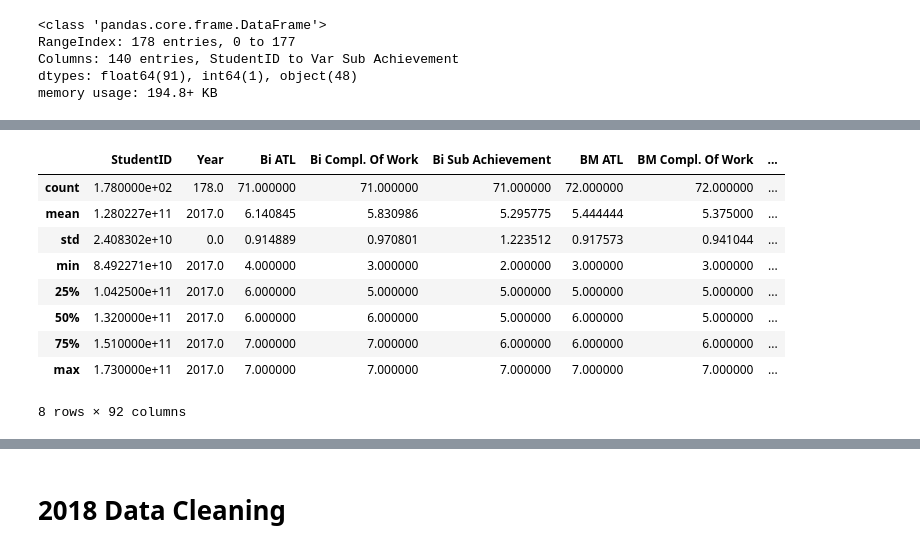
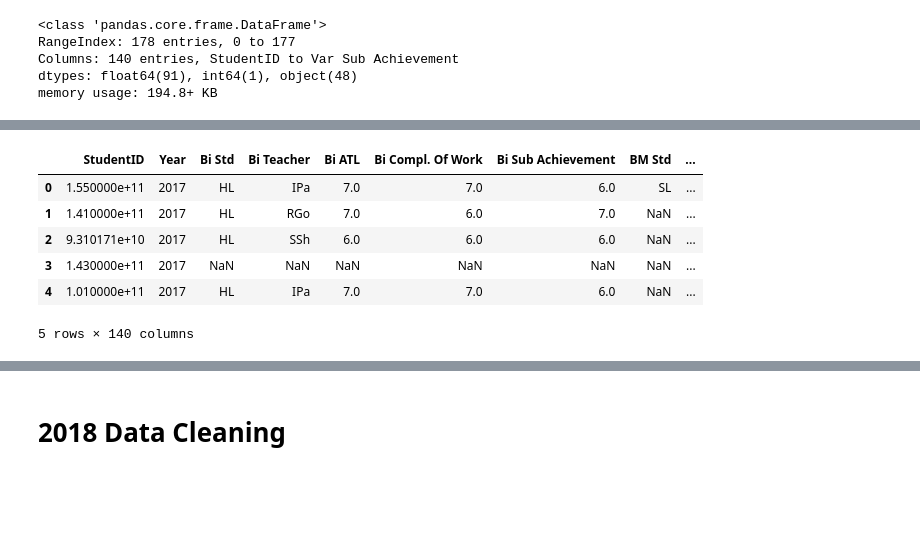
Before and after one commit to siti-alawiyah/ibresultprediction, a Jupyter notebook: Exploratory_Data_Analysis_1.0.ipynb, the cells around one changed output, grey strips where cells are left out. Saved outputs shown, nothing was run; the diff lists cells and outputs as text; code cells hidden in the pictures; blank space fills up the shorter version.

```diff
--- a/Exploratory_Data_Analysis_1.0.ipynb
+++ b/Exploratory_Data_Analysis_1.0.ipynb
@@ -210,13 +327,10 @@ msno.bar(df17)
 # %%
-df17.describe()
+df17.head()
 # %% [output]
-|  | StudentID | Year | Bi ATL | Bi Compl. Of Work | Bi Sub Achievement | BM ATL | BM Compl. Of Work | ... |
-| count | 1.780000e+02 | 178.0 | 71.000000 | 71.000000 | 71.000000 | 72.000000 | 72.000000 | ... |
-| mean | 1.280227e+11 | 2017.0 | 6.140845 | 5.830986 | 5.295775 | 5.444444 | 5.375000 | ... |
-| std | 2.408302e+10 | 0.0 | 0.914889 | 0.970801 | 1.223512 | 0.917573 | 0.941044 | ... |
-| min | 8.492271e+10 | 2017.0 | 4.000000 | 3.000000 | 2.000000 | 3.000000 | 3.000000 | ... |
-| 25% | 1.042500e+11 | 2017.0 | 6.000000 | 5.000000 | 5.000000 | 5.000000 | 5.000000 | ... |
-| 50% | 1.320000e+11 | 2017.0 | 6.000000 | 6.000000 | 5.000000 | 6.000000 | 5.000000 | ... |
-| 75% | 1.510000e+11 | 2017.0 | 7.000000 | 7.000000 | 6.000000 | 6.000000 | 6.000000 | ... |
-| max | 1.730000e+11 | 2017.0 | 7.000000 | 7.000000 | 7.000000 | 7.000000 | 7.000000 | ... |
+|  | StudentID | Year | Bi Std | Bi Teacher | Bi ATL | Bi Compl. Of Work | Bi Sub Achievement | BM Std | ... |
+| 0 | 1.550000e+11 | 2017 | HL | IPa | 7.0 | 7.0 | 6.0 | SL | ... |
+| 1 | 1.410000e+11 | 2017 | HL | RGo | 7.0 | 6.0 | 7.0 | NaN | ... |
+| 2 | 9.310171e+10 | 2017 | HL | SSh | 6.0 | 6.0 | 6.0 | NaN | ... |
+| 3 | 1.430000e+11 | 2017 | NaN | NaN | NaN | NaN | NaN | NaN | ... |
+| 4 | 1.010000e+11 | 2017 | HL | IPa | 7.0 | 7.0 | 6.0 | NaN | ... |
-8 rows × 92 columns
+5 rows × 140 columns
```
Also changed, not shown: parts of 20 cells of this notebook.
